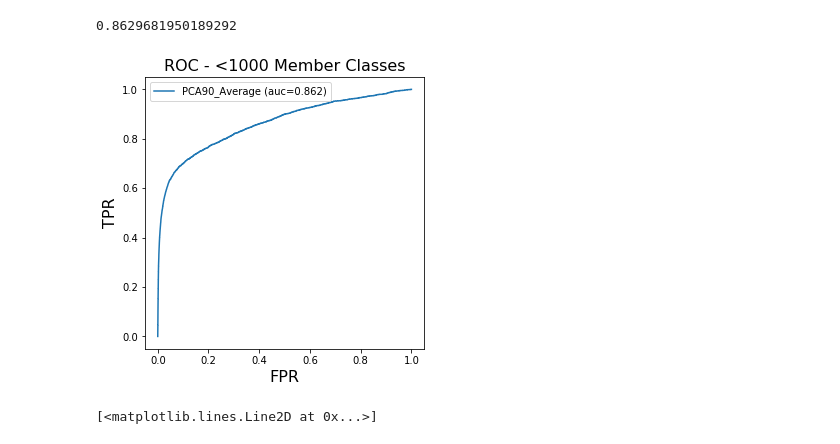
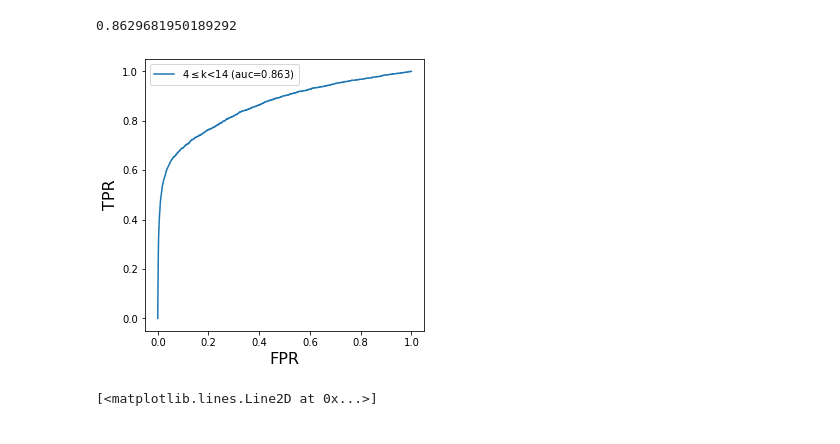
Before and after one commit to d-giles/lcfeatures, a Jupyter notebook: Catalog_Comparisons.ipynb, the cells around one changed output. Cells and saved outputs as stored; diff of their text form; code cells hidden in the pictures.

Commit message:
Plots for paper, updated plotting for quarterTools

```diff
--- a/Catalog_Comparisons.ipynb
+++ b/Catalog_Comparisons.ipynb
@@ -1599,16 +1599,15 @@ auc/len(roc_auc)
 0.8629681950189292
 # %%
 fig,ax = plt.subplots(1,1,figsize=(5,5))
-sid = 'PCA90_Average'
-ax.plot(fpr[sid],tpr[sid],label="{} (auc={:.3})".format(sid,roc_auc[sid]))
+sid = 'Average'
+ax.plot(fpr[sid],tpr[sid],label="{} (auc={:.3})".format("4$\leq$k<14",roc_auc[sid]))
 ax.set_ylabel("TPR",fontsize=16)
 ax.set_xlabel("FPR",fontsize=16)
 ax.legend()
-plt.title("ROC - <1000 Member Classes",fontsize=16)
 #plt.savefig('ROC_Curve.pdf')
 plt.show()
 # %% [output]
-[figure, old version]
+[figure, new version]
 # %%
 Q_scores = dict()
 for sf in scores_list:
```
Also changed, not shown: 3 other files.
